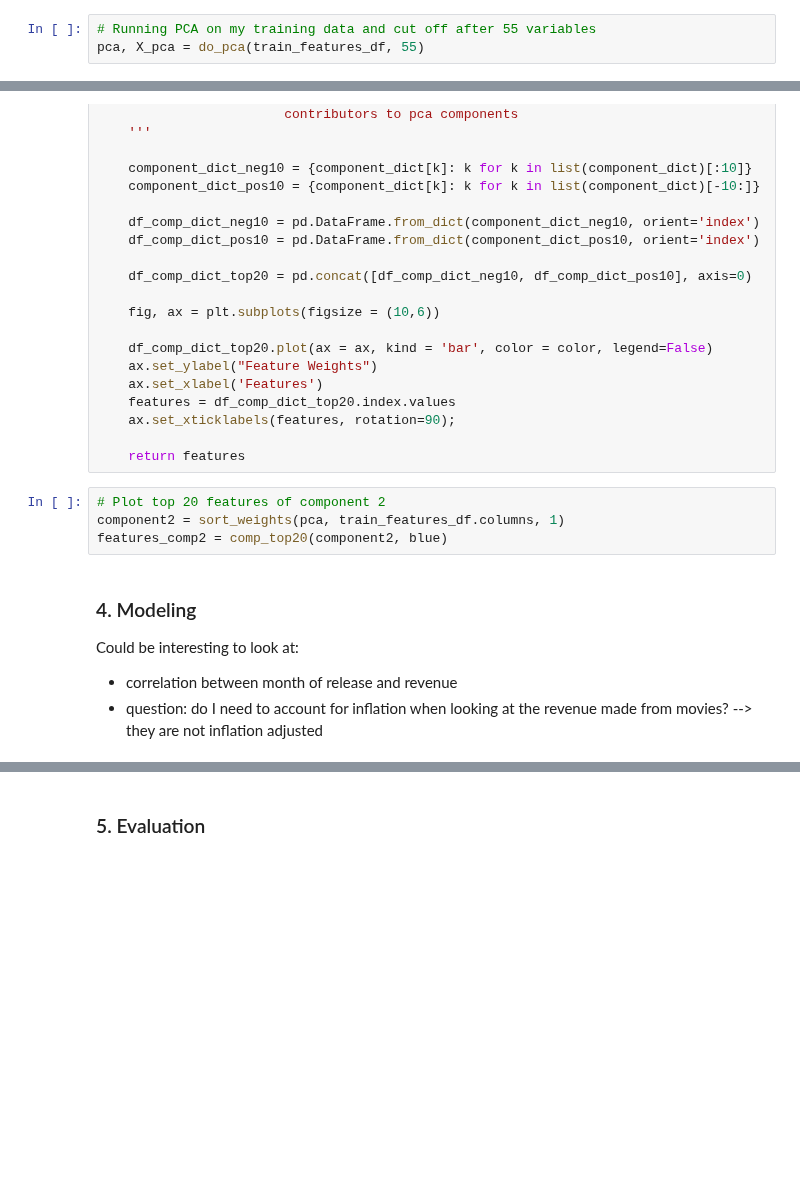
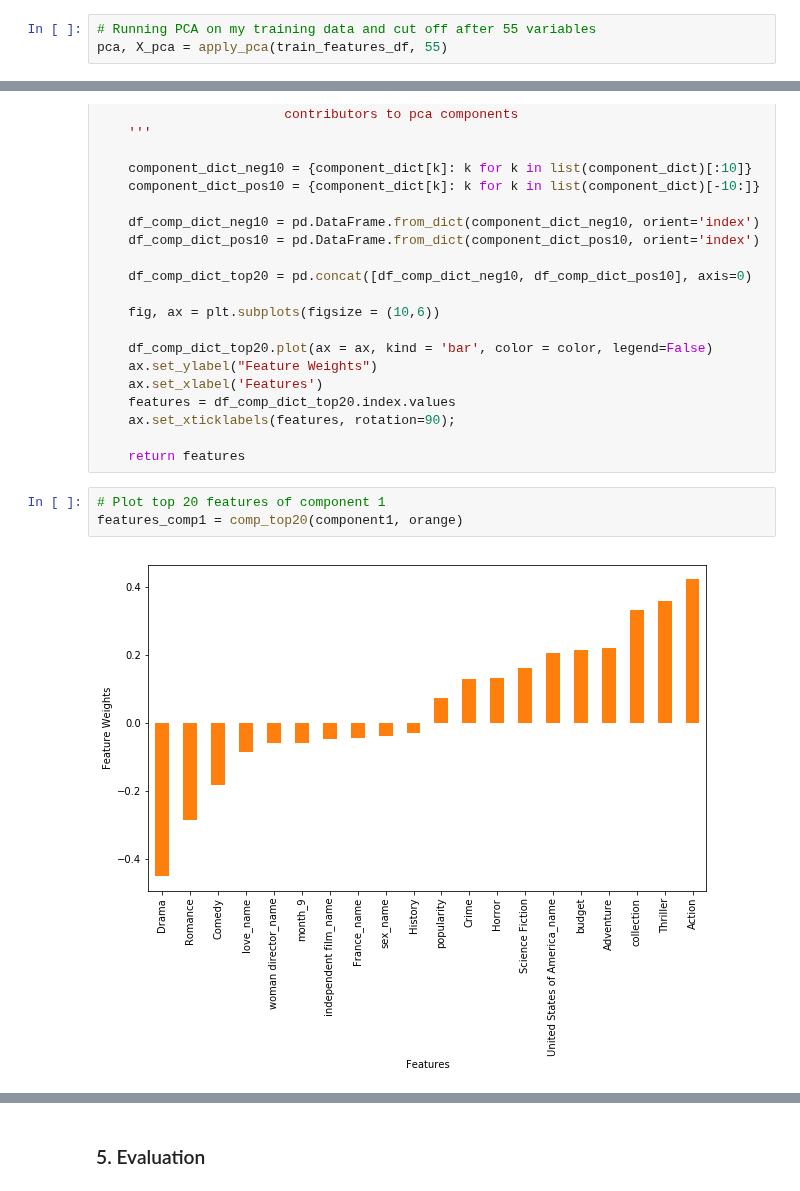
Before and after one commit to julianikulski/tmdb, a Jupyter notebook: tmdb.ipynb, the cells around one changed output, grey strips where cells are left out. Drawn from its saved outputs; the diff is of its cells as text; blank space fills up the shorter version.

```diff
--- a/tmdb.ipynb
+++ b/tmdb.ipynb
@@ -1717,7 +1730,7 @@ scree_plot(pca)
 This looks like we may be able to make a cut around 55 variables. We will still have around 80% of variability explained with those 55 variables. I will reapply PCA to the dataset and set the limit to 55.
 # %%
 # Running PCA on my training data and cut off after 55 variables
-pca, X_pca = do_pca(train_features_df, 55)
+pca, X_pca = apply_pca(train_features_df, 55)
 # %%
 # Plotting explained variance per principal component
 scree_plot(pca, limit=55)
@@ -1784,11 +1799,7 @@ def comp_top20(component_dict, color):
 
     return features
 # %%
-# Plot top 20 features of component 2
-component2 = sort_weights(pca, train_features_df.columns, 1)
-features_comp2 = comp_top20(component2, blue)
+# Plot top 20 features of component 1
+features_comp1 = comp_top20(component1, orange)
+# %% [output]
+[figure, added]
-# %% [markdown]
-### 4. Modeling
-Could be interesting to look at:
-* correlation between month of release and revenue
-* question: do I need to account for inflation when looking at the revenue made from movies? --> they are not inflation adjusted
```
Also changed, not shown: parts of 17 cells of this notebook.
